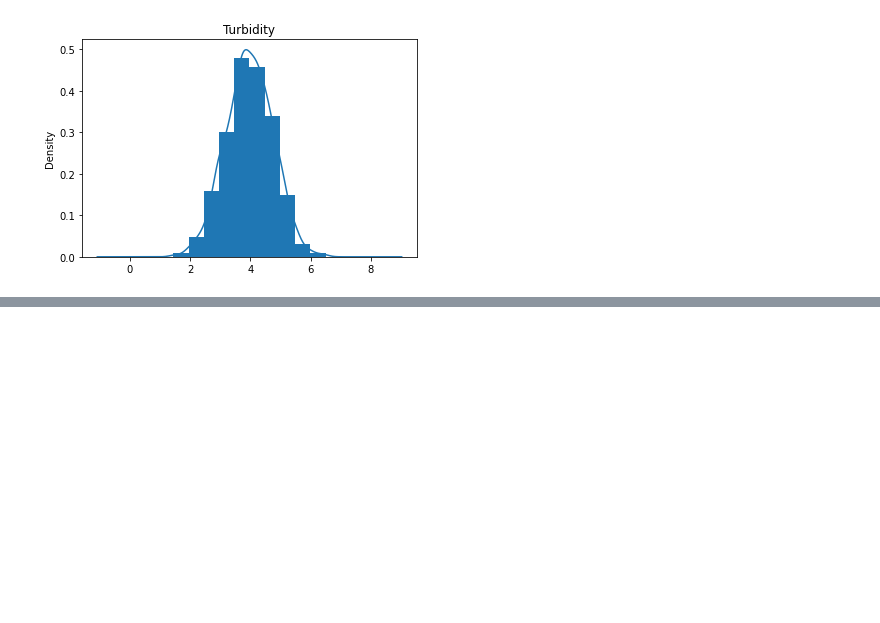
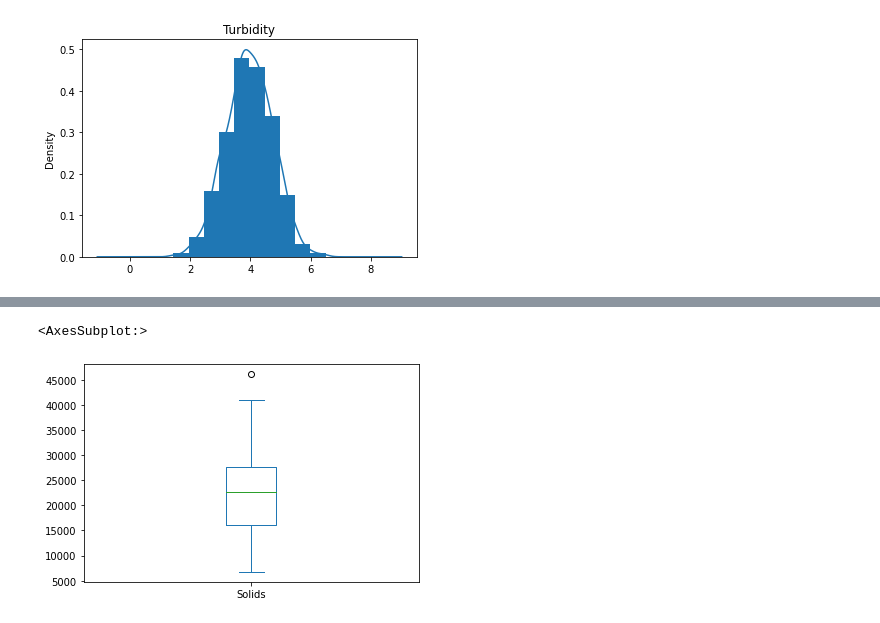
Before and after one commit to airathalca/IF2220-TUBES1, a Jupyter notebook: main.ipynb, the cells around one changed output, grey strips where cells are left out. Saved outputs shown, nothing was run; the diff lists cells and outputs as text; code cells hidden in the pictures; blank space fills up the shorter version.

```diff
--- a/main.ipynb
+++ b/main.ipynb
@@ -178,0 +348,5 @@ Kolom Turbidity Berdistribusi Normal
+# %%
+df["Solids"].head(100).plot(kind="box")
+# %% [output]
+<AxesSubplot:>
+[figure, added]
```
Also changed, not shown: parts of 33 cells of this notebook.
